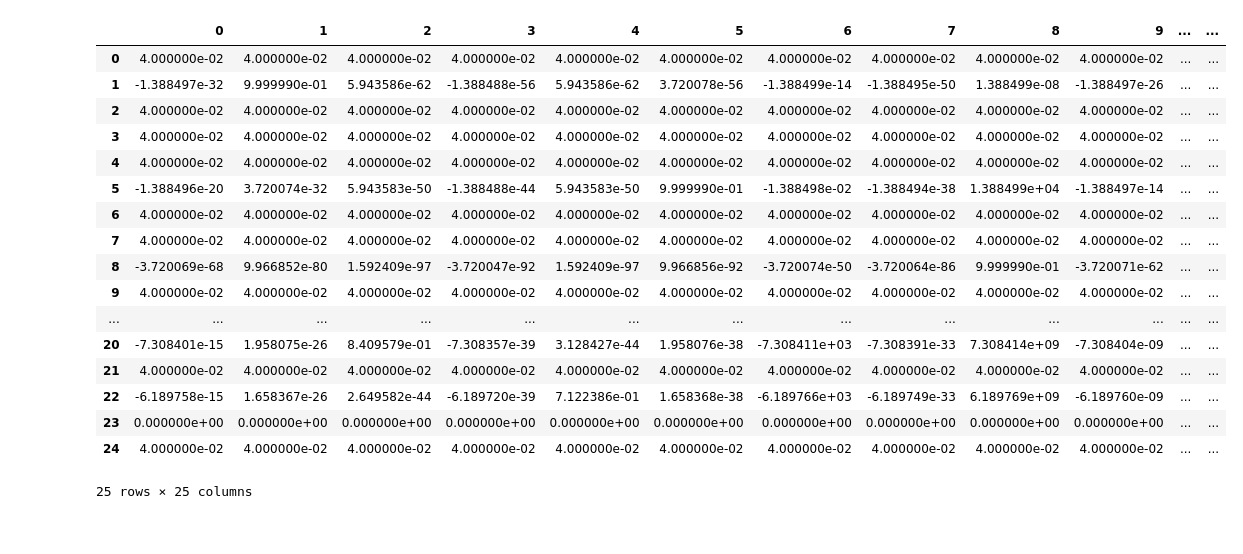
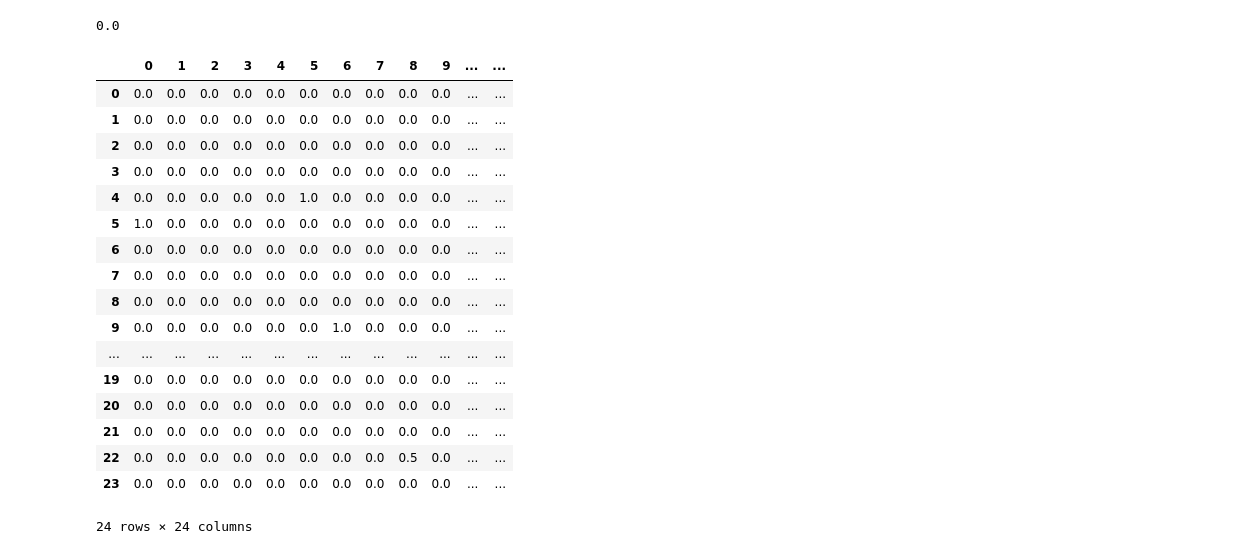
Before and after one commit to eranganana/Railway_Network_RSP, a Jupyter notebook: main_v2.ipynb, the cells around one changed output. Saved outputs shown, nothing was run; the diff lists cells and outputs as text; code cells hidden in the pictures.

```diff
--- a/main_v2.ipynb
+++ b/main_v2.ipynb
@@ -7,9 +7,9 @@ import seaborn as sns
 from scipy.sparse import csr_matrix
 from scipy.sparse.linalg import spsolve
 # %%
-df_month_data = pd.read_csv("acm_to_blg_corrected_delays.csv",index_col=False,encoding="utf-8")
+df_month_data = pd.read_csv("Cst_to_U_Sorted.csv",index_col=False,encoding="utf-8")
 alpha = 0.5
-destination = 'Borlänge c'
+destination = 'Uppsala c'
 # %%
 def create_adjacency_matrix(df, destination_station=None):
     """
@@ -212,7 +269,7 @@ def create_cost_matrix(delayed_adjacent_matrix, delayed_vector, n_stations):
     cost_matrix[n_stations, n_stations] = np.inf  # cost at destination is infinity
 
     # Replace inf with large finite value (optional, for stability)
-    cost_matrix = np.where(np.isinf(cost_matrix), 1e10, cost_matrix)
+    #cost_matrix = np.where(np.isinf(cost_matrix), 1e10, cost_matrix)
 
     # sec_matrix = np.zeros((n_stations+1,n_stations+1))
     # np.fill_diagonal(sec_matrix,10)
@@ -285,10 +346,13 @@ def randomized_shortest_path_akamatsu(cost_matrix, source, destination, theta=1,
 
             # Compute P[k, k'] = (z_n[k'] / z_n[k]) * exp(-θ * cost[k, k'])
             for k_prime in successors:
-                if z_n[k] > 0:
-                    P[k, k_prime] = (z_n[k_prime] / z_n[k]) * np.exp(-theta * cost_matrix[k, k_prime])
-                else:
-                    P[k, k_prime] = 0  # Fallback (should not happen if ρ(W) < 1)
+                denom = max(z_n[k], 1e-12)  # avoid division by 0 or near-zero
+                P[k, k_prime] = (z_n[k_prime] / denom) * np.exp(-theta * cost_matrix[k, k_prime])
+
+                #if z_n[k] > 0:
+                    #P[k, k_prime] = (z_n[k_prime] / z_n[k]) * np.exp(-theta * cost_matrix[k, k_prime])
+                #else:
+                    #P[k, k_prime] = 0  # Fallback (should not happen if ρ(W) < 1)
 
             # Normalize to ensure probabilities sum to 1
             row_sum = np.sum(P[k, :])
@@ -376,26 +458,27 @@ def randomized_shortest_path(cost_matrix, source, destination, theta=1.0):
 
     return P
 # %%
-transition_probabilities = randomized_shortest_path(cost_matrix, 0, 23, 0.00000001)
+transition_probabilities = randomized_shortest_path_akamatsu(cost_matrix, 0, 23, 1)
 # transition probability matrix[0,10]
 pd.DataFrame(transition_probabilities)
 # %% [output]
+0.0
 |  | 0 | 1 | 2 | 3 | 4 | 5 | 6 | 7 | 8 | 9 | ... | ... |
-| 0 | 4.000000e-02 | 4.000000e-02 | 4.000000e-02 | 4.000000e-02 | 4.000000e-02 | 4.000000e-02 | 4.000000e-02 | 4.000000e-02 | 4.000000e-02 | 4.000000e-02 | ... | ... |
-| 1 | -1.388497e-32 | 9.999990e-01 | 5.943586e-62 | -1.388488e-56 | 5.943586e-62 | 3.720078e-56 | -1.388499e-14 | -1.388495e-50 | 1.388499e-08 | -1.388497e-26 | ... | ... |
-| 2 | 4.000000e-02 | 4.000000e-02 | 4.000000e-02 | 4.000000e-02 | 4.000000e-02 | 4.000000e-02 | 4.000000e-02 | 4.000000e-02 | 4.000000e-02 | 4.000000e-02 | ... | ... |
-| 3 | 4.000000e-02 | 4.000000e-02 | 4.000000e-02 | 4.000000e-02 | 4.000000e-02 | 4.000000e-02 | 4.000000e-02 | 4.000000e-02 | 4.000000e-02 | 4.000000e-02 | ... | ... |
-| 4 | 4.000000e-02 | 4.000000e-02 | 4.000000e-02 | 4.000000e-02 | 4.000000e-02 | 4.000000e-02 | 4.000000e-02 | 4.000000e-02 | 4.000000e-02 | 4.000000e-02 | ... | ... |
-| 5 | -1.388496e-20 | 3.720074e-32 | 5.943583e-50 | -1.388488e-44 | 5.943583e-50 | 9.999990e-01 | -1.388498e-02 | -1.388494e-38 | 1.388499e+04 | -1.388497e-14 | ... | ... |
-| 6 | 4.000000e-02 | 4.000000e-02 | 4.000000e-02 | 4.000000e-02 | 4.000000e-02 | 4.000000e-02 | 4.000000e-02 | 4.000000e-02 | 4.000000e-02 | 4.000000e-02 | ... | ... |
-| 7 | 4.000000e-02 | 4.000000e-02 | 4.000000e-02 | 4.000000e-02 | 4.000000e-02 | 4.000000e-02 | 4.000000e-02 | 4.000000e-02 | 4.000000e-02 | 4.000000e-02 | ... | ... |
-| 8 | -3.720069e-68 | 9.966852e-80 | 1.592409e-97 | -3.720047e-92 | 1.592409e-97 | 9.966856e-92 | -3.720074e-50 | -3.720064e-86 | 9.999990e-01 | -3.720071e-62 | ... | ... |
-| 9 | 4.000000e-02 | 4.000000e-02 | 4.000000e-02 | 4.000000e-02 | 4.000000e-02 | 4.000000e-02 | 4.000000e-02 | 4.000000e-02 | 4.000000e-02 | 4.000000e-02 | ... | ... |
+| 0 | 0.0 | 0.0 | 0.0 | 0.0 | 0.0 | 0.0 | 0.0 | 0.0 | 0.0 | 0.0 | ... | ... |
+| 1 | 0.0 | 0.0 | 0.0 | 0.0 | 0.0 | 0.0 | 0.0 | 0.0 | 0.0 | 0.0 | ... | ... |
+| 2 | 0.0 | 0.0 | 0.0 | 0.0 | 0.0 | 0.0 | 0.0 | 0.0 | 0.0 | 0.0 | ... | ... |
+| 3 | 0.0 | 0.0 | 0.0 | 0.0 | 0.0 | 0.0 | 0.0 | 0.0 | 0.0 | 0.0 | ... | ... |
+| 4 | 0.0 | 0.0 | 0.0 | 0.0 | 0.0 | 1.0 | 0.0 | 0.0 | 0.0 | 0.0 | ... | ... |
+| 5 | 1.0 | 0.0 | 0.0 | 0.0 | 0.0 | 0.0 | 0.0 | 0.0 | 0.0 | 0.0 | ... | ... |
+| 6 | 0.0 | 0.0 | 0.0 | 0.0 | 0.0 | 0.0 | 0.0 | 0.0 | 0.0 | 0.0 | ... | ... |
+| 7 | 0.0 | 0.0 | 0.0 | 0.0 | 0.0 | 0.0 | 0.0 | 0.0 | 0.0 | 0.0 | ... | ... |
+| 8 | 0.0 | 0.0 | 0.0 | 0.0 | 0.0 | 0.0 | 0.0 | 0.0 | 0.0 | 0.0 | ... | ... |
+| 9 | 0.0 | 0.0 | 0.0 | 0.0 | 0.0 | 0.0 | 1.0 | 0.0 | 0.0 | 0.0 | ... | ... |
 | ... | ... | ... | ... | ... | ... | ... | ... | ... | ... | ... | ... | ... |
-| 20 | -7.308401e-15 | 1.958075e-26 | 8.409579e-01 | -7.308357e-39 | 3.128427e-44 | 1.958076e-38 | -7.308411e+03 | -7.308391e-33 | 7.308414e+09 | -7.308404e-09 | ... | ... |
-| 21 | 4.000000e-02 | 4.000000e-02 | 4.000000e-02 | 4.000000e-02 | 4.000000e-02 | 4.000000e-02 | 4.000000e-02 | 4.000000e-02 | 4.000000e-02 | 4.000000e-02 | ... | ... |
-| 22 | -6.189758e-15 | 1.658367e-26 | 2.649582e-44 | -6.189720e-39 | 7.122386e-01 | 1.658368e-38 | -6.189766e+03 | -6.189749e-33 | 6.189769e+09 | -6.189760e-09 | ... | ... |
-| 23 | 0.000000e+00 | 0.000000e+00 | 0.000000e+00 | 0.000000e+00 | 0.000000e+00 | 0.000000e+00 | 0.000000e+00 | 0.000000e+00 | 0.000000e+00 | 0.000000e+00 | ... | ... |
-| 24 | 4.000000e-02 | 4.000000e-02 | 4.000000e-02 | 4.000000e-02 | 4.000000e-02 | 4.000000e-02 | 4.000000e-02 | 4.000000e-02 | 4.000000e-02 | 4.000000e-02 | ... | ... |
+| 19 | 0.0 | 0.0 | 0.0 | 0.0 | 0.0 | 0.0 | 0.0 | 0.0 | 0.0 | 0.0 | ... | ... |
+| 20 | 0.0 | 0.0 | 0.0 | 0.0 | 0.0 | 0.0 | 0.0 | 0.0 | 0.0 | 0.0 | ... | ... |
+| 21 | 0.0 | 0.0 | 0.0 | 0.0 | 0.0 | 0.0 | 0.0 | 0.0 | 0.0 | 0.0 | ... | ... |
+| 22 | 0.0 | 0.0 | 0.0 | 0.0 | 0.0 | 0.0 | 0.0 | 0.0 | 0.5 | 0.0 | ... | ... |
+| 23 | 0.0 | 0.0 | 0.0 | 0.0 | 0.0 | 0.0 | 0.0 | 0.0 | 0.0 | 0.0 | ... | ... |
-25 rows × 25 columns
+24 rows × 24 columns
 # %%
```
Also changed, not shown: parts of 9 cells of this notebook, 5 other files.
